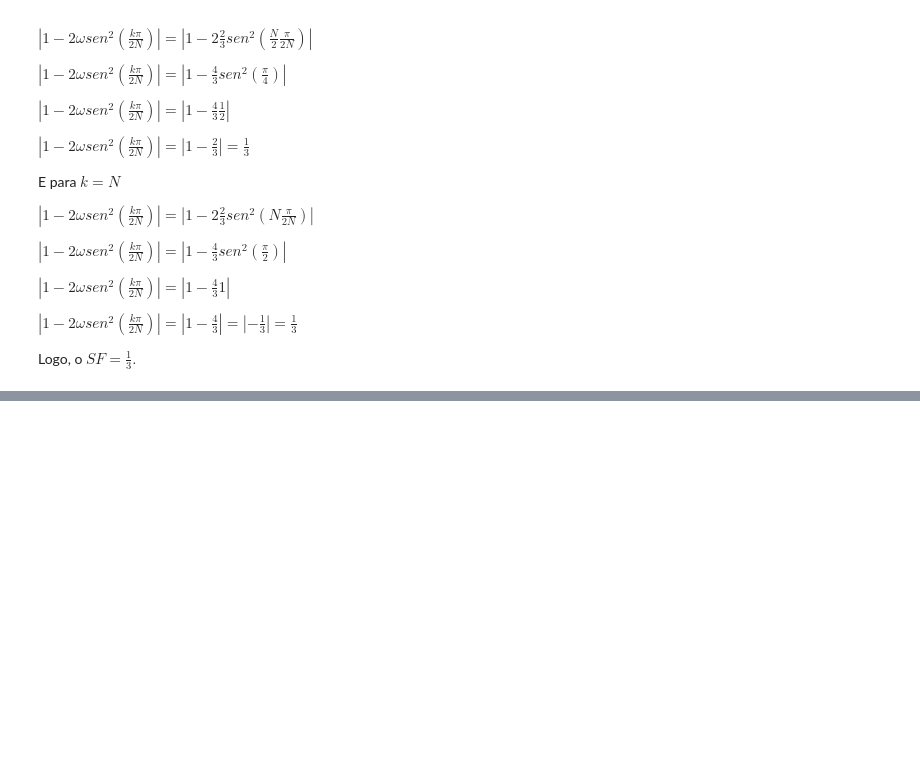
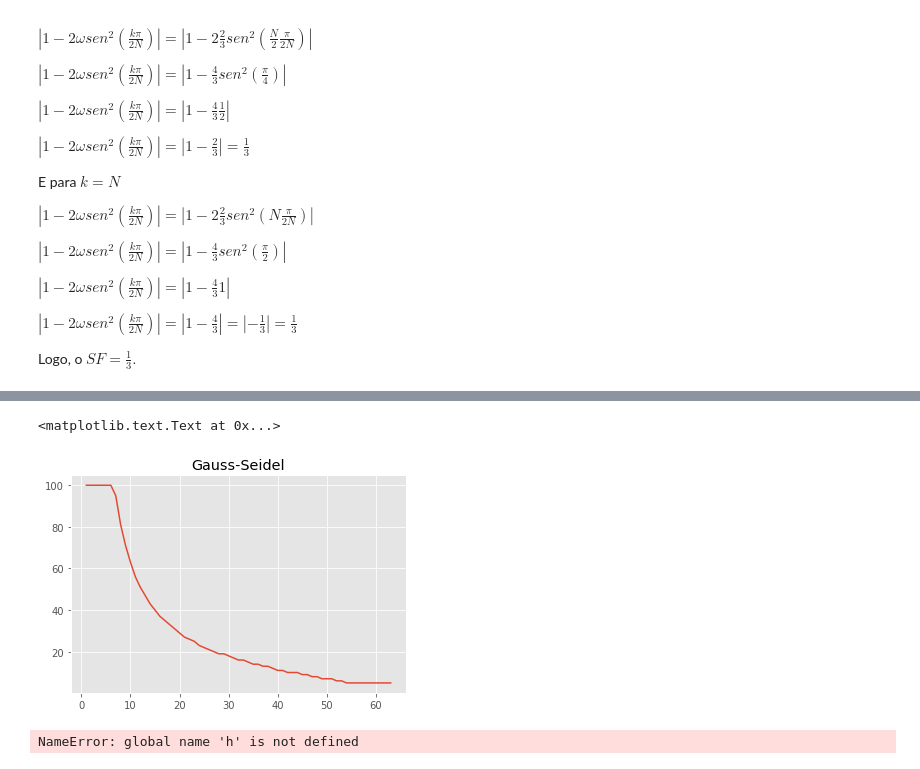
Before and after one commit to mtsodf/estudo_fem, a Jupyter notebook: multigrid/Briggs_Cap_02.ipynb, the cells around one changed output, grey strips where cells are left out. Saved outputs shown, nothing was run; the diff lists cells and outputs as text; code cells hidden in the pictures; blank space fills up the shorter version.

```diff
--- a/multigrid/Briggs_Cap_02.ipynb
+++ b/multigrid/Briggs_Cap_02.ipynb
@@ -559,0 +728,31 @@ Logo, o $SF = \frac{1}{3}.$
+# %%
+N = 64
+unknows = N-1
+x = np.linspace(0, 1, endpoint=True, num=N+1)
+# %%
+ks = range(1,N)
+iters = []
+for k in ks:
+    u = np.sin(k*np.pi*x)
+    r = np.zeros(len(x))
+    erros, iteracoes = GS(u,r, tol=0.01, max_iter=100)
+    iters.append(iteracoes)
+#print erros[-1]
+plt.plot(ks, iters)
+plt.title("Gauss-Seidel")
+# %% [output]
+<matplotlib.text.Text at 0x...>
+[figure, added]
+# %%
+ks = range(1,N)
+iters = []
+for k in ks:
+    u = np.sin(k*np.pi*x)
+    r = np.zeros(len(x))
+    erros, iteracoes = GS_RedBlack(u,r, tol=0.01, max_iter=100)
+    iters.append(iteracoes)
+#print erros[-1]
+plt.plot(ks, iters)
+plt.title("Gauss-Seidel- RedBlack")
+# %% [output]
+NameError: global name 'h' is not defined
```
Also changed, not shown: parts of 11 cells of this notebook.
